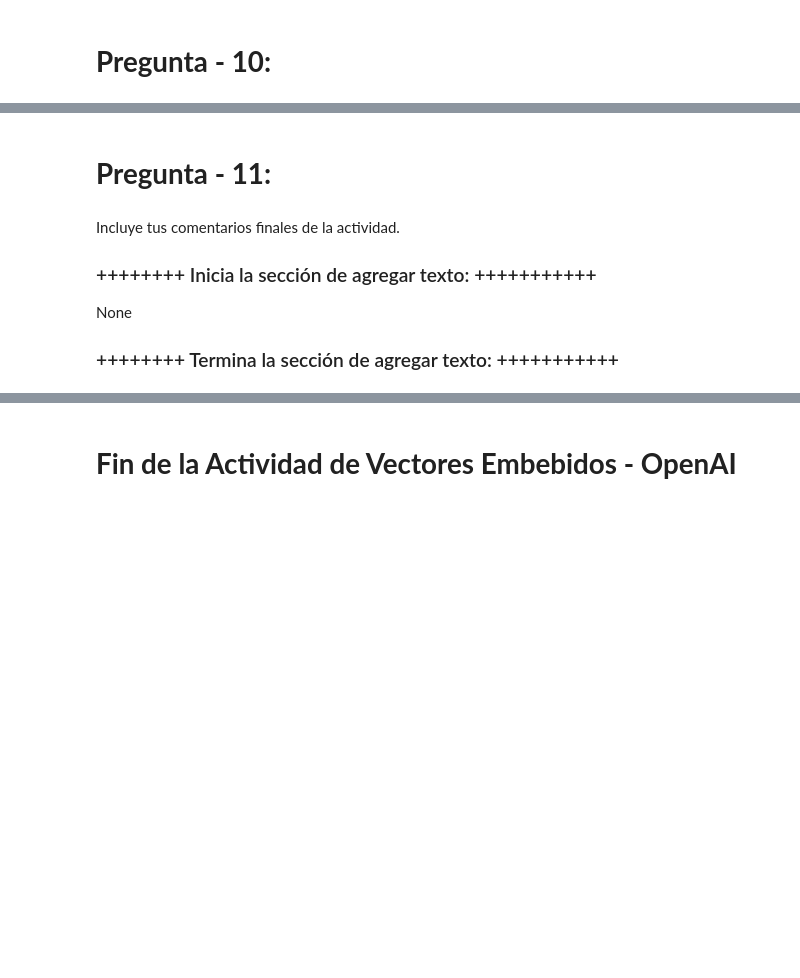
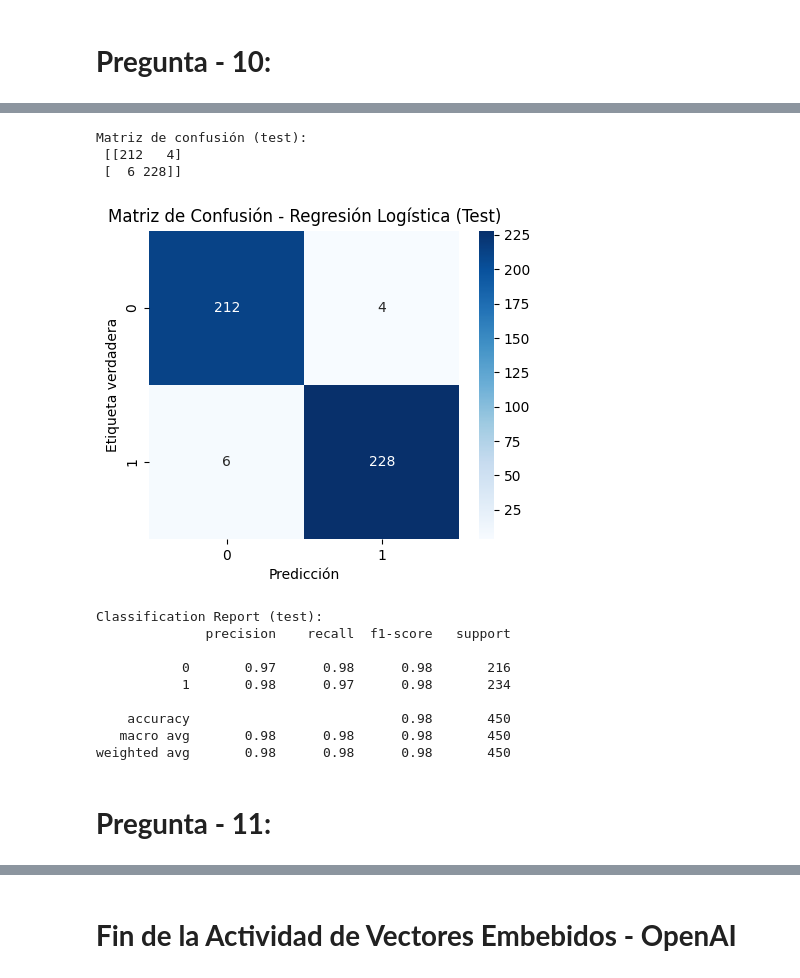
Before and after one commit to Cpano98/procesamiento-de-lenguaje-natural-equipo64, a Jupyter notebook: Actividad5/MNA_NLP_semana_5_Actividad_Embeddings_2025.ipynb, the cells around one changed output, grey strips where cells are left out. Drawn from its saved outputs; the diff is of its cells as text; code cells hidden in the pictures; blank space fills up the shorter version.

```diff
--- a/Actividad5/MNA_NLP_semana_5_Actividad_Embeddings_2025.ipynb
+++ b/Actividad5/MNA_NLP_semana_5_Actividad_Embeddings_2025.ipynb
@@ -584,0 +807,19 @@ None
+# %%
+# c. Utiliza los modelos de regresión logística y bosque aleatorio (random forest) para este problema de clasificación.
+
+# Regresión Logística
+lr = LogisticRegression(max_iter=1000, random_state=42)
+lr.fit(x_train2, y_train2)
+
+# Predicciones
+y_val_pred_lr2    = lr.predict(x_val2)
+y_val_proba_lr2   = lr.predict_proba(x_val2)[:,1]
+
+# Métricas
+acc_lr2 = accuracy_score(y_val2, y_val_pred_lr2)
+auc_lr2 = roc_auc_score(y_val2, y_val_proba_lr2)
+
+print("=== Regresión Logística ===")
+print(f"Accuracy: {acc_lr2:.3f}")
+print(f"AUC:      {auc_lr2:.3f}")
+print(classification_report(y_val2, y_val_pred_lr2))
@@ -585,12 +913,35 @@ None
+# %%
+# Elegiendo el mejor modelo (Regresión Logística) y prediciendo en test
+y_test_pred2 = lr.predict(x_test2)
+
+# Matriz de confusión
+cm = confusion_matrix(y_test2, y_test_pred2)
+print("Matriz de confusión (test):\n", cm)
+
+# Visualización
+plt.figure(figsize=(5,4))
+sns.heatmap(cm, annot=True, fmt='d', cmap='Blues')
+plt.xlabel('Predicción')
+plt.ylabel('Etiqueta verdadera')
+plt.title('Matriz de Confusión - Regresión Logística (Test)')
+plt.show()
+
+# Classification report
+print("Classification Report (test):")
+print(classification_report(y_test2, y_test_pred2))
+# %% [output]
+Matriz de confusión (test):
+ [[212   4]
+ [  6 228]]
+[figure, added]
+Classification Report (test):
+              precision    recall  f1-score   support
+
+           0       0.97      0.98      0.98       216
+           1       0.98      0.97      0.98       234
+
+    accuracy                           0.98       450
+   macro avg       0.98      0.98      0.98       450
+weighted avg       0.98      0.98      0.98       450
 # %% [markdown]
 # **Pregunta - 11:**
-# %% [markdown]
-
-
-Incluye tus comentarios finales de la actividad.
-
-### ++++++++ Inicia la sección de agregar texto: +++++++++++
-
-None
-
-### ++++++++ Termina la sección de agregar texto: +++++++++++
```
Also changed, not shown: parts of 23 cells of this notebook, 7 other files.
